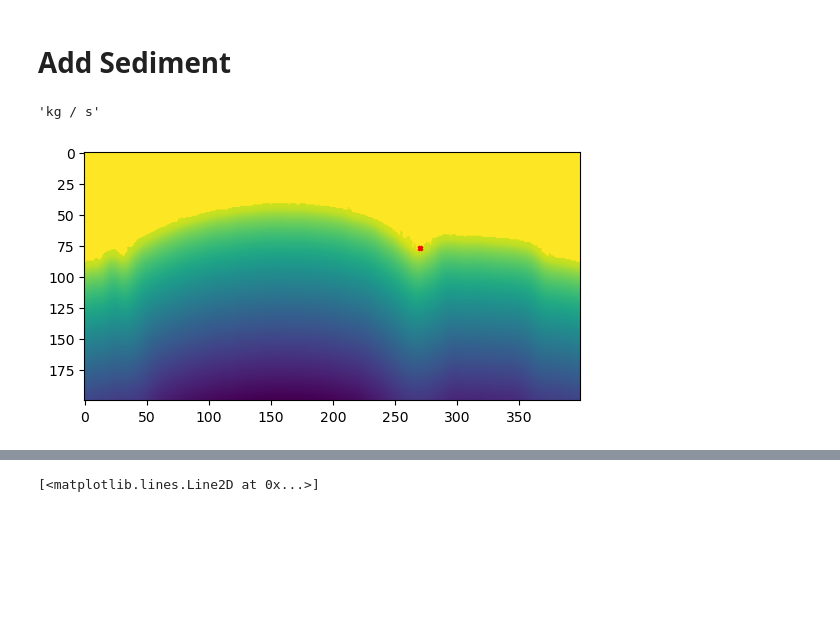
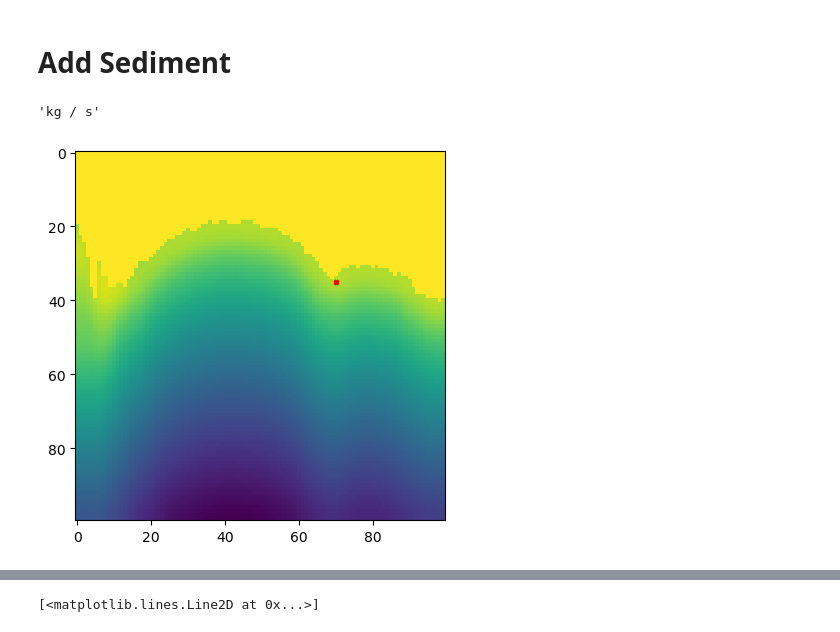
Before and after one commit to csdms-espin/coastal2025, a Jupyter notebook: intermediate_notebooks/coastal_2025_emily.ipynb, the cells around one changed output, grey strips where cells are left out. Drawn from its saved outputs; the diff is of its cells as text; code cells hidden in the pictures; blank space fills up the shorter version.

```diff
--- a/intermediate_notebooks/coastal_2025_emily.ipynb
+++ b/intermediate_notebooks/coastal_2025_emily.ipynb
@@ -18,13 +24,14 @@ from scipy import stats, signal
 from scipy.spatial import cKDTree
 #import utils
 # %%
-wave_climate = np.loadtxt('umpqua_wave_climate_data.txt')
+wave_climate = np.loadtxt('../data/cem/umpqua_wave_climate_data.txt')
 
 Hs = wave_climate[0]
 Tp = wave_climate[1]
 Dir = wave_climate[2]
 
-xy = np.loadtxt('coquille_pt_coords.txt')
+# xy = np.loadtxt('../data/cem/coquille_pt_coords.txt')
+xy = np.loadtxt('/Users/ryan/Documents/ESPIn/CoastSat/ref_shoreline_pt_coords.txt')
 
 # shoreline
 x=xy[:,0]
@@ -132,7 +137,7 @@ def shoreline_to_grid(x, y, dx, dy, plotdata=True):
     return xg, yg
 # %%
-dx=400
-dy=200
+dx=100
+dy=100
 xg,yg = shoreline_to_grid(x,y,dx,dy)
 # %%
 def create_dean_bathy(x,y,xg,yg,pad,A=0.1,b=(2/3),beachelev=1):
@@ -322,13 +328,13 @@ CEM: number of rows, columns: 200, 400
 # Add Sediment
 # %%
 qs = np.zeros_like(land)
-qs[77, 275] = 100
+qs[35, 70] = 100
 plt.imshow(land)
-plt.scatter(270, 77, c='r', s=10, marker='X')
+plt.scatter(70, 35, c='r', s=10, marker='X')
 cem.get_var_units("land_surface_water_sediment~bedload__mass_flow_rate")
 # %% [output]
 'kg / s'
-[figure, old version]
+[figure, new version]
 # %%
 from IPython.display import clear_output
 
```
Also changed, not shown: parts of 10 cells of this notebook, 3 other files.
